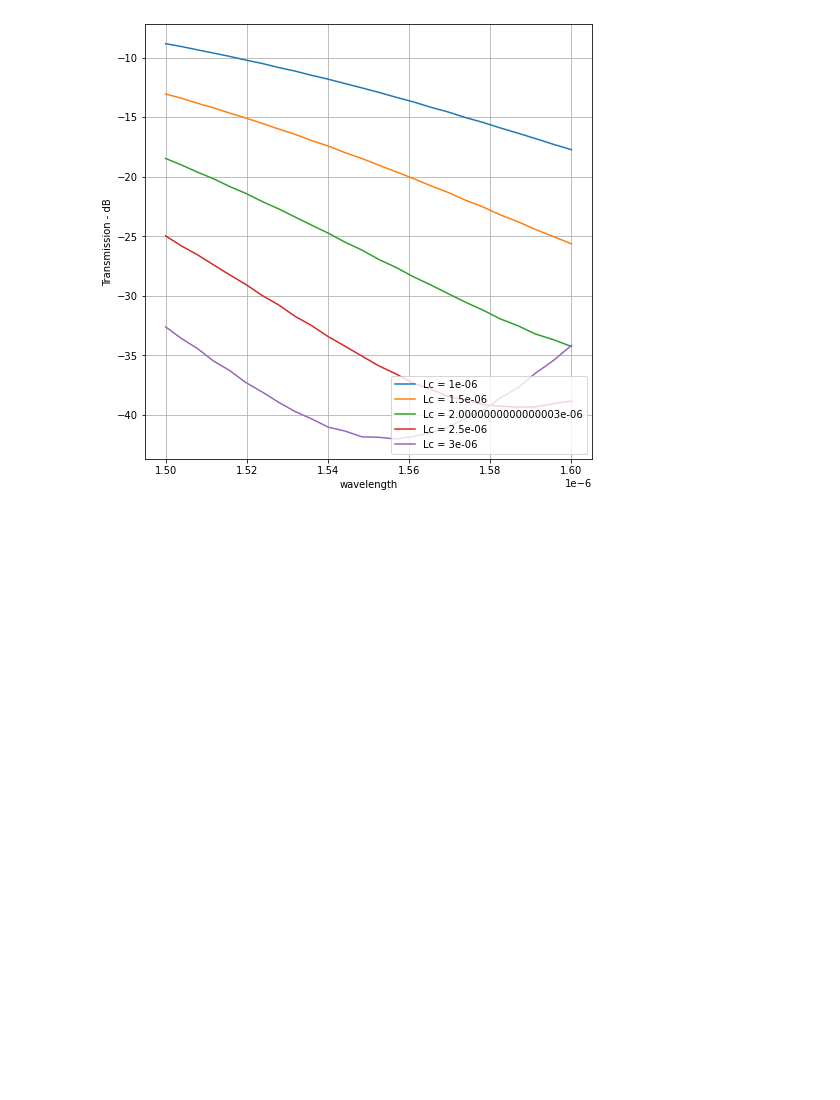
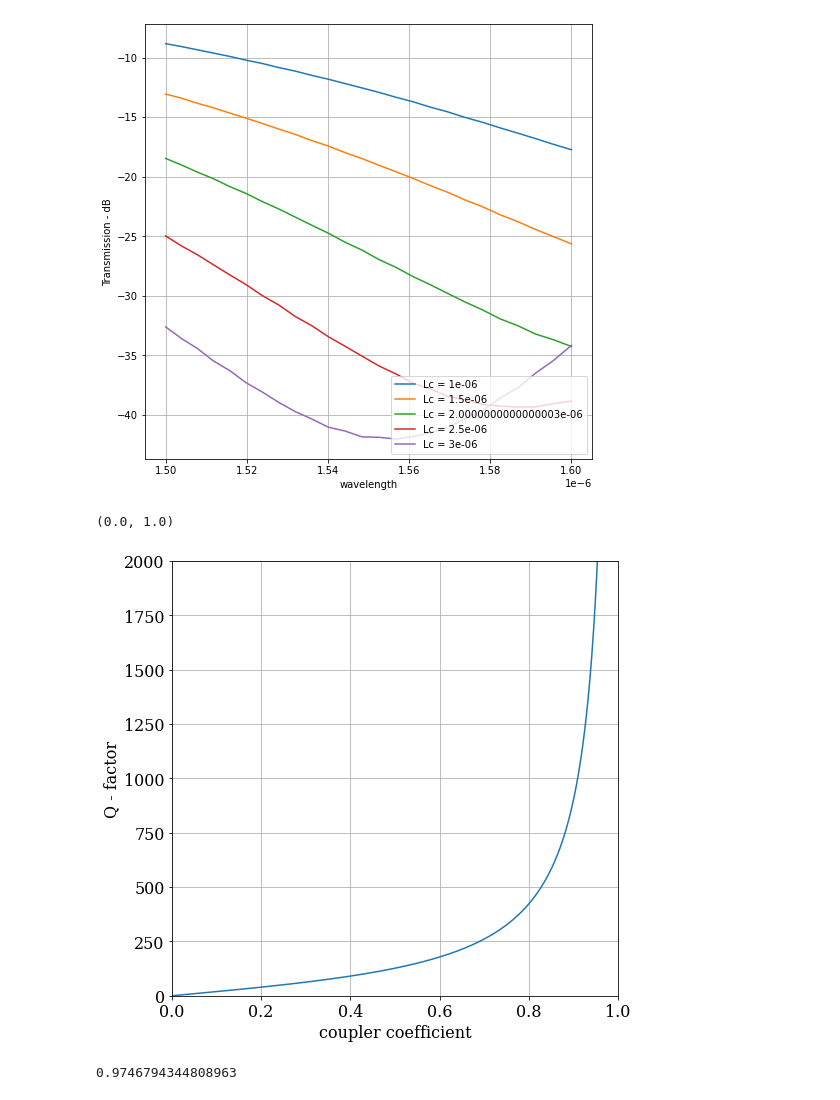
Before and after one commit to moisesoliveira08/Ring-Resonator, a Jupyter notebook: ring_resonator.ipynb, the cells around one changed output. Drawn from its saved outputs; the diff is of its cells as text; code cells hidden in the pictures; blank space fills up the shorter version.

```diff
--- a/ring_resonator.ipynb
+++ b/ring_resonator.ipynb
@@ -351,0 +338,18 @@ fdtd.set({"name":"time_add",
+# %%
+figure5 = plt.figure(figsize=(8,8))
+r = np.linspace(0,1,1000)
+a = 1
+fun = (np.pi*ng*L*r*np.sqrt(a))/(lambd*(1-r**2*a))
+plt.plot(r,fun)
+plt.grid(True)
+plt.ylabel("Q - factor")
+plt.xlabel("coupler coefficient")
+plt.ylim([0,2000])
+plt.xlim([0,1])
+# %% [output]
+(0.0, 1.0)
+[figure, added]
+# %%
+np.sqrt(0.95)
+# %% [output]
+0.9746794344808963
```
Also changed, not shown: parts of 8 cells of this notebook.
